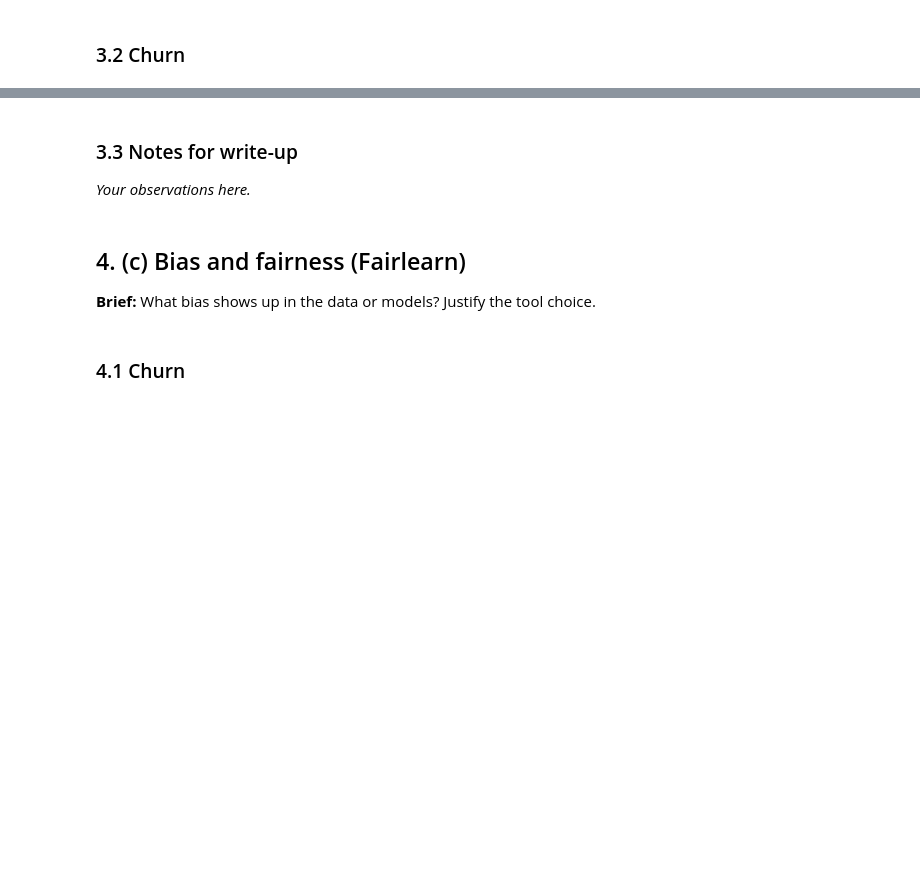
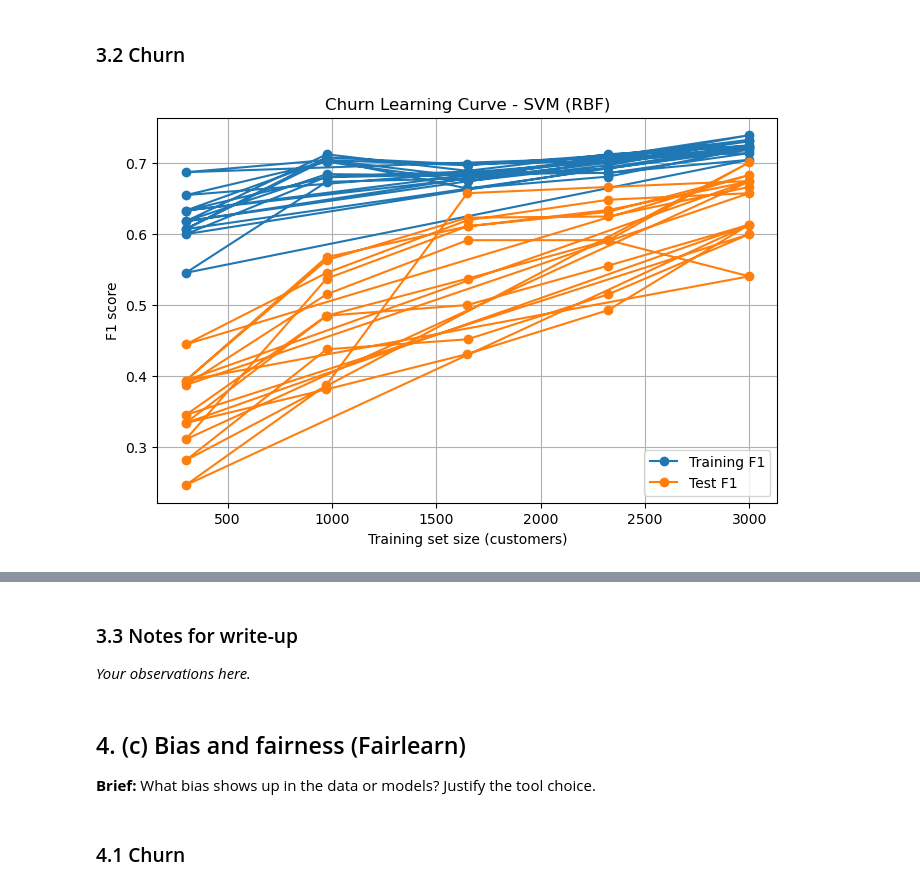
Before and after one commit to Aryask1604/cosc2669-task1, a Jupyter notebook: task2/task2-analysis.ipynb, the cells around one changed output, grey strips where cells are left out. Cells and saved outputs as stored; diff of their text form; code cells hidden in the pictures; blank space fills up the shorter version.

```diff
--- a/task2/task2-analysis.ipynb
+++ b/task2/task2-analysis.ipynb
@@ -39,2 +536,88 @@ _Your observations here._
 # %% [markdown]
 ### 3.2 Churn
+# %%
+# Training sizes to test
+train_sizes = np.linspace(0.1, 1.0, 5)
+
+churn_learning = {}
+
+for name, make in [
+    ("SVM (RBF)", make_svc),
+    ("XGBoost", make_xgb_clf)
+]:
+    train_f1 = []
+    test_f1 = []
+    sizes_used = []
+
+    # Use the stratified folds
+    for fold, (tr, te) in enumerate(skf.split(Xc, yc), start=1):
+
+        fold_sizes = (train_sizes * len(tr)).astype(int)
+
+        for size in fold_sizes:
+            if size < 1:
+                continue
+
+            # Keep the training data from the fold
+            tr_use = tr[:size]
+
+            model = make()
+
+            # Train the model
+            model.fit(Xc.iloc[tr_use], yc.iloc[tr_use])
+
+            # Predict training and test data
+            train_pred = model.predict(Xc.iloc[tr_use])
+            test_pred = model.predict(Xc.iloc[te])
+
+            # Calculate F1
+            train_score = f1_score(
+                yc.iloc[tr_use],
+                train_pred,
+                zero_division=0
+            )
+
+            test_score = f1_score(
+                yc.iloc[te],
+                test_pred,
+                zero_division=0
+            )
+
+            train_f1.append(train_score)
+            test_f1.append(test_score)
+            sizes_used.append(size)
+
+    churn_learning[name] = {
+        "sizes": np.array(sizes_used),
+        "train_f1": np.array(train_f1),
+        "test_f1": np.array(test_f1)
+    }
+
+# Plot the churn learning curves
+for name, result in churn_learning.items():
+    plt.figure(figsize=(8, 5))
+
+    plt.plot(
+        result["sizes"],
+        result["train_f1"],
+        marker="o",
+        label="Training F1"
+    )
+
+    plt.plot(
+        result["sizes"],
+        result["test_f1"],
+        marker="o",
+        label="Test F1"
+    )
+
+    plt.xlabel("Training set size (customers)")
+    plt.ylabel("F1 score")
+    plt.title(f"Churn Learning Curve - {name}")
+    plt.legend()
+    plt.grid(True)
+    fname = name.split(" ")[0].lower()
+    plt.savefig(f"figures/lc_churn_{fname}.png", dpi=200, bbox_inches="tight")
+    plt.show()
+# %% [output]
+[figure, added]
```
Also changed, not shown: parts of 25 cells of this notebook, 12 other files.
